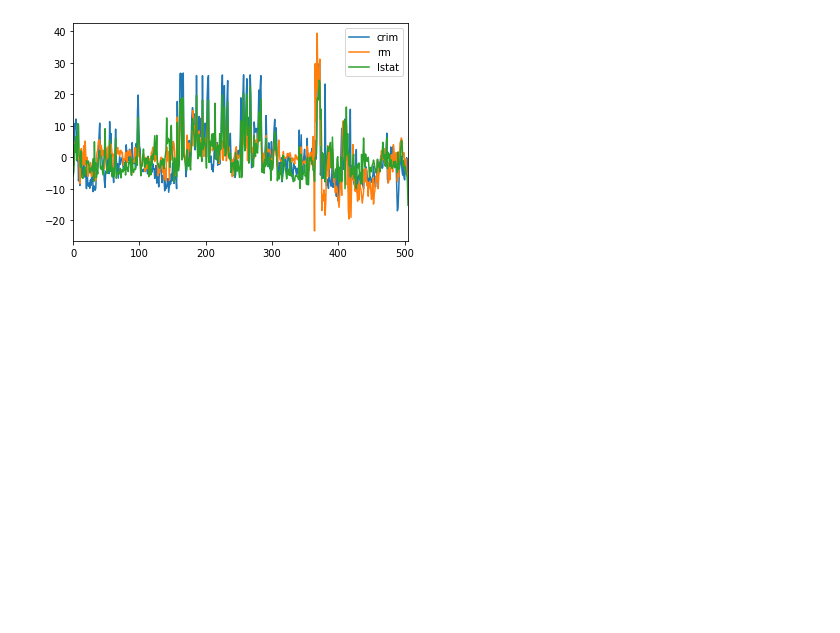
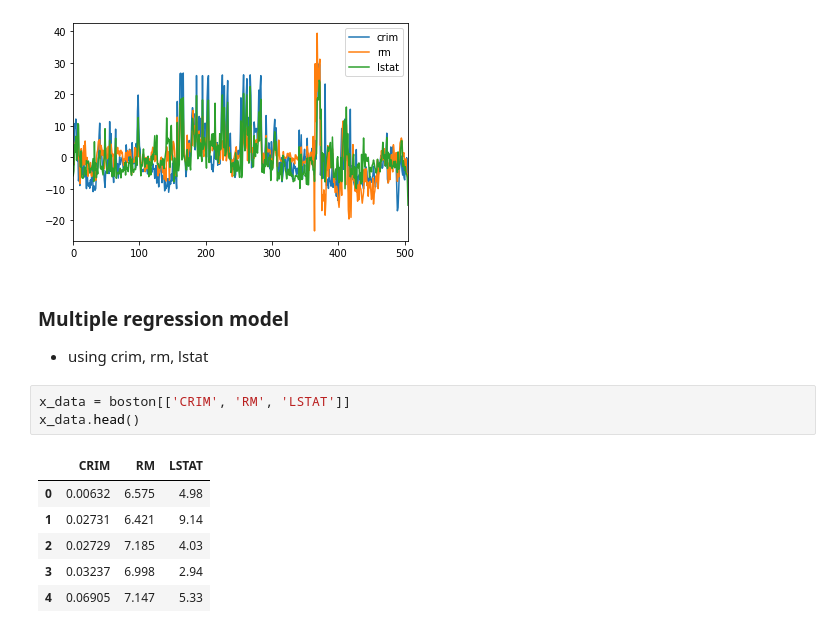
Before and after one commit to YoungJae-Hur/Data-science, a Jupyter notebook: ml-algorithms/1. simple regression model & multiple regression model.ipynb, the cells around one changed output. Drawn from its saved outputs; the diff is of its cells as text; blank space fills up the shorter version.

```diff
--- a/ml-algorithms/1. simple regression model.ipynb
+++ b/ml-algorithms/1. simple regression model & multiple regression model.ipynb
@@ -303,3 +303,16 @@ plt.legend()
 # %% [output]
 <matplotlib.legend.Legend at 0x...>
 [figure]
+# %% [markdown]
+### Multiple regression model
+- using crim, rm, lstat
+# %%
+x_data = boston[['CRIM', 'RM', 'LSTAT']]
+x_data.head()
+# %% [output]
+|  | CRIM | RM | LSTAT |
+| 0 | 0.00632 | 6.575 | 4.98 |
+| 1 | 0.02731 | 6.421 | 9.14 |
+| 2 | 0.02729 | 7.185 | 4.03 |
+| 3 | 0.03237 | 6.998 | 2.94 |
+| 4 | 0.06905 | 7.147 | 5.33 |
```
Also changed, not shown: parts of 15 cells of this notebook, 1 other file.
